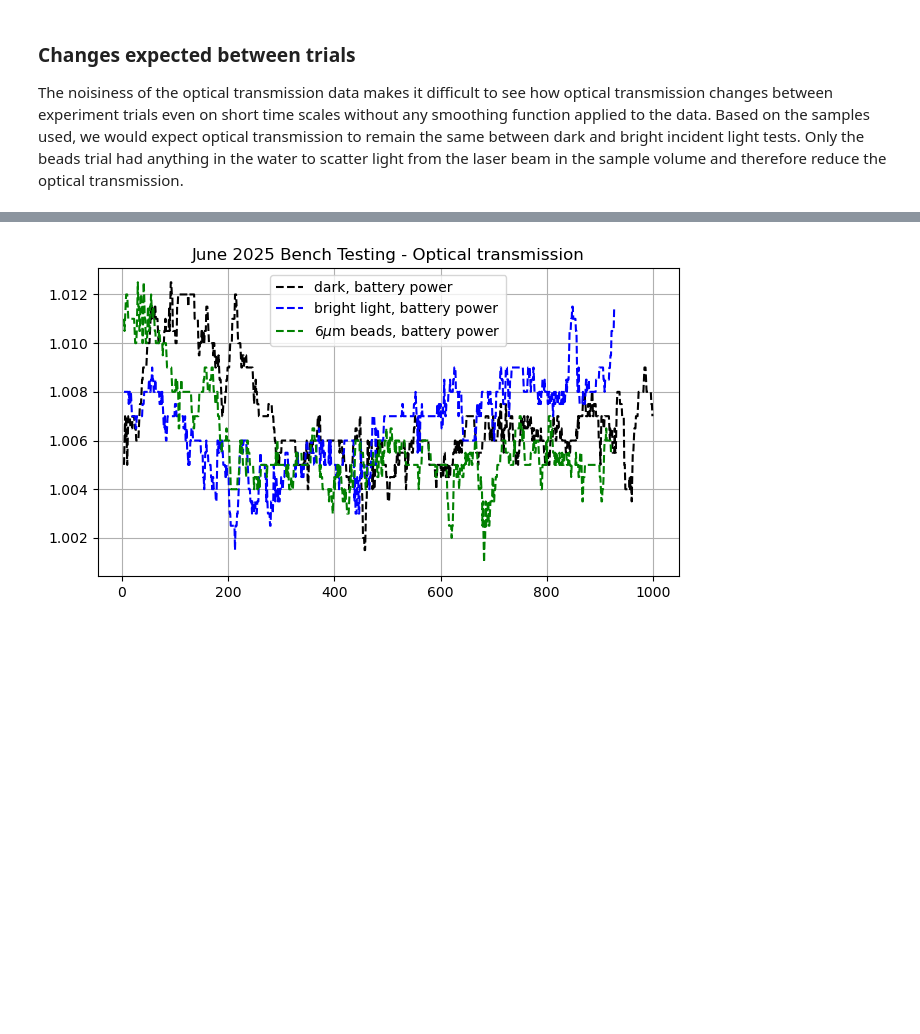
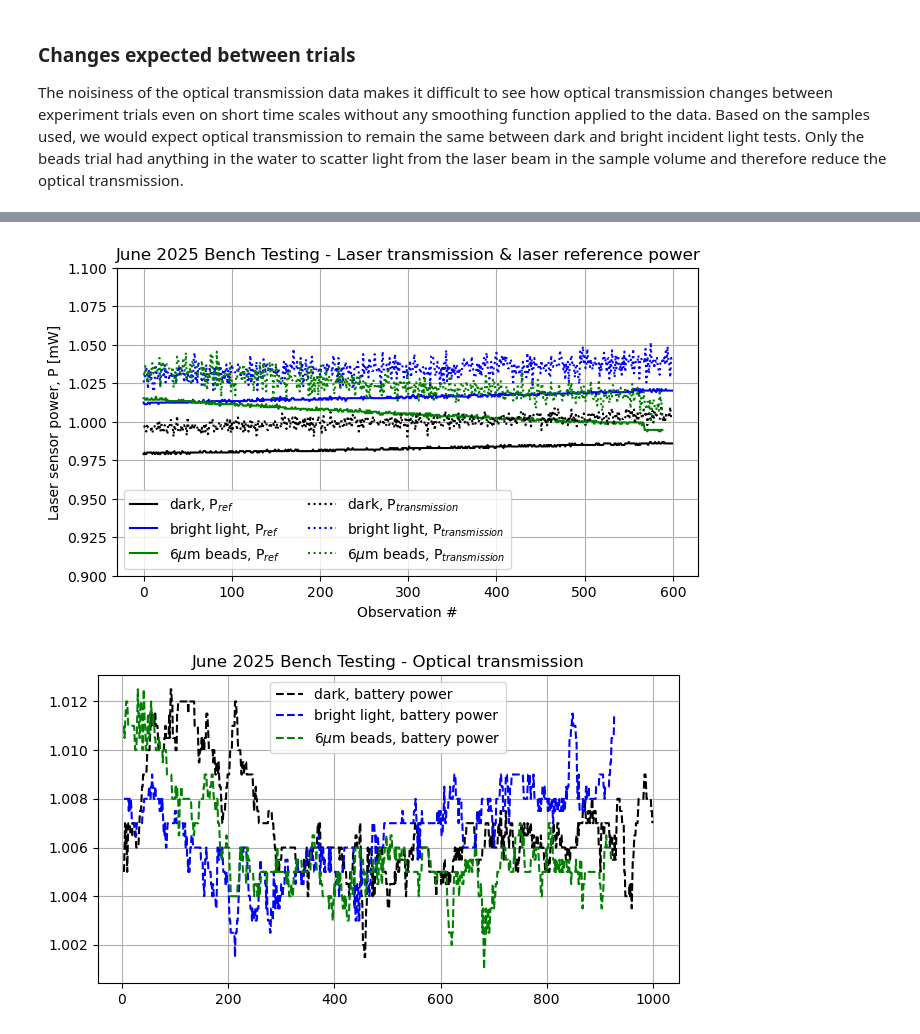
Before and after one commit to cooleyky/prtsz_deep_dive, a Jupyter notebook: 02-lisst-bench-test-transmission.ipynb, the cells around one changed output, grey strips where cells are left out. Cells and saved outputs as stored; diff of their text form; code cells hidden in the pictures; blank space fills up the shorter version.

```diff
--- a/02-lisst-bench-test-transmission.ipynb
+++ b/02-lisst-bench-test-transmission.ipynb
@@ -178,3 +180,34 @@ Text(0.5, 0, 'Observation #')
+# %%
+# Plot laser ref and laser transmission from
+# live data trials on same axes
+fig2, ax2 = plot_lisst('laser_ref',
+                       all_lisst_data,
+                       power_supply="computer",
+                       max_obs=600)
+fig2, ax2 = plot_lisst('laser_transmission',
+                       all_lisst_data,
+                       power_supply="computer",
+                       max_obs=600,
+                       fig=fig2,
+                       ax=ax2)
+ax2.set_ylim([0.9, 1.1])
+ax2.set_title(ax2.get_title()+" & laser reference power")
+lines = ax2.get_lines()
+num_l = 0
+for l in lines:
+    num_l+=1
+    if num_l<4:
+        continue
+    else:
+        l.set_linestyle(":")
+ax2.legend(["dark, P$_{ref}$", "bright light, P$_{ref}$",
+            "$6 \mu$m beads, P$_{ref}$", "dark, P$_{transmission}$",
+            "bright light, P$_{transmission}$", "$6 \mu$m beads, P$_{transmission}$"], ncols=2)
+ax2.set_ylabel("Laser sensor power, P [mW]")
+ax2.set_xlabel("Observation #")
+fig2.show()
+# %% [output]
+[figure, added]
 # %%
 # Apply a 30-second median smoothing filter
 # 30 seconds = 15 samples
```
Also changed, not shown: parts of 2 cells of this notebook.
